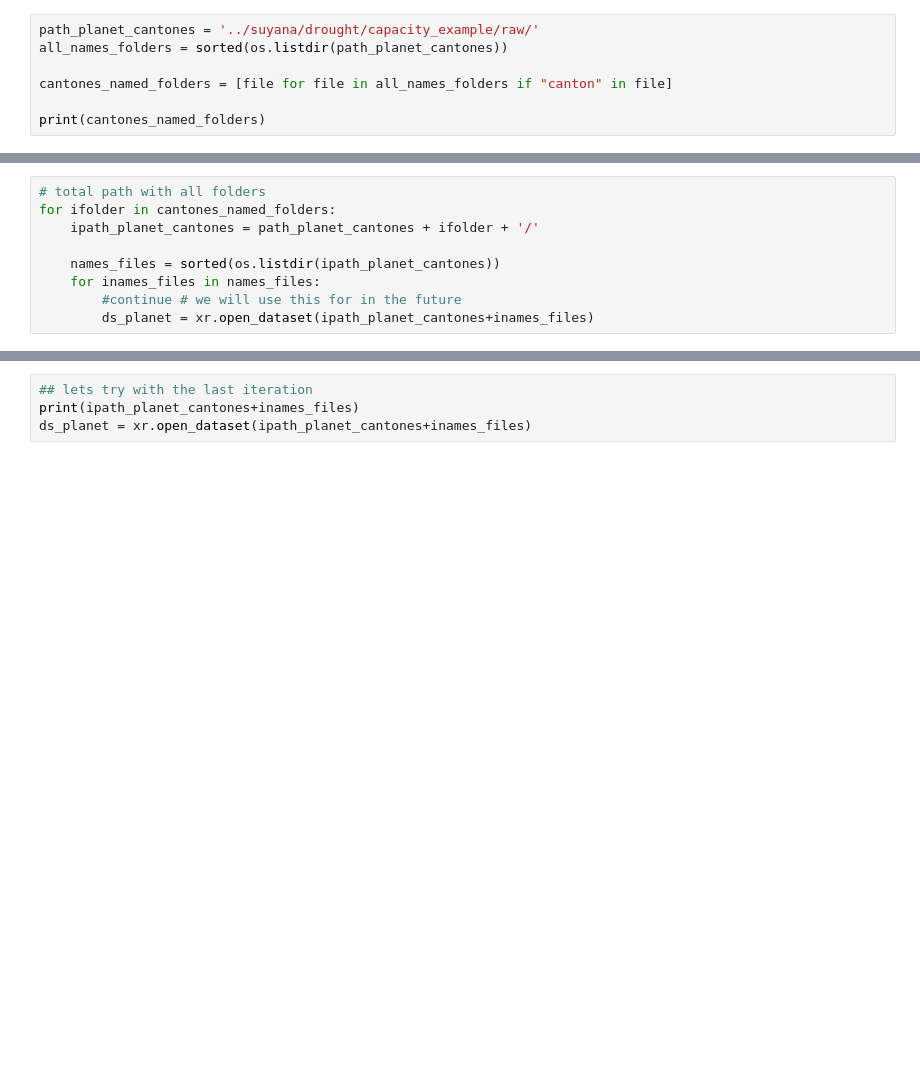
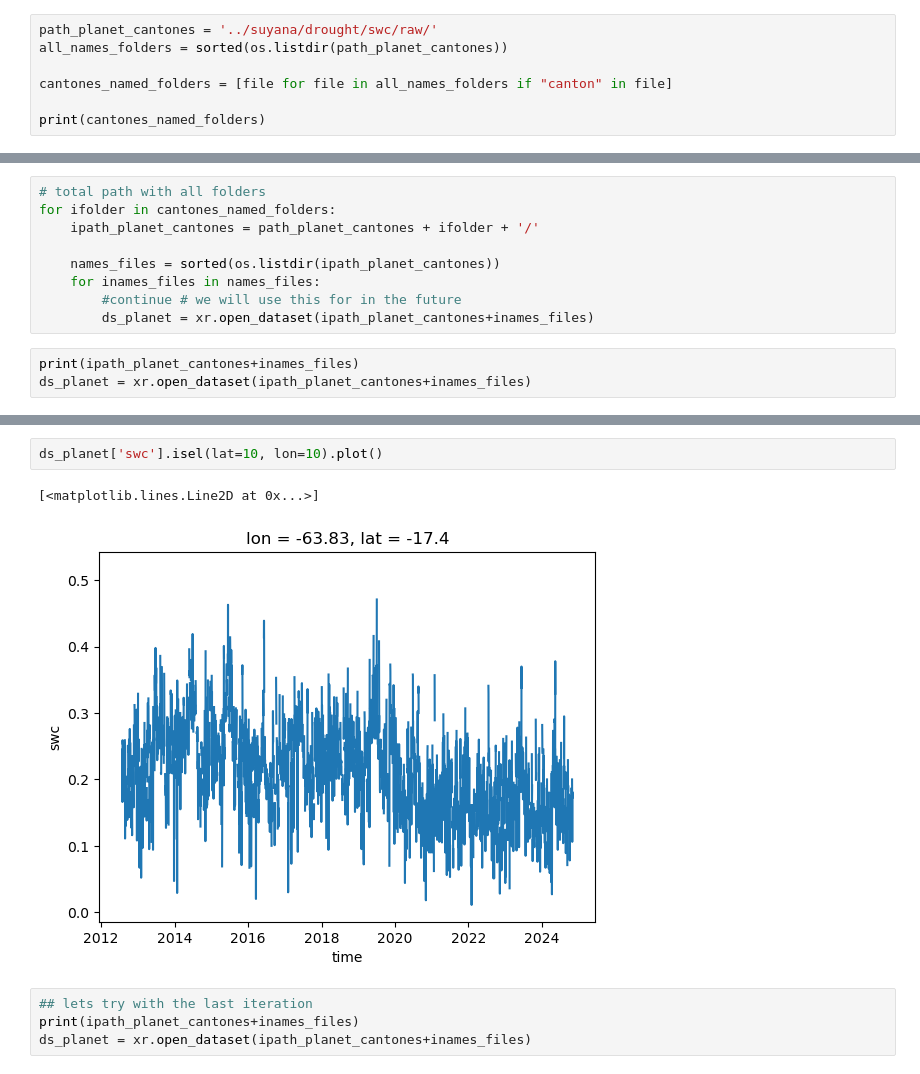
Before and after one commit to dbrisaro/planet_polygons, a Jupyter notebook: 01_read_real_cantones.ipynb, the cells around one changed output, grey strips where cells are left out. Cells and saved outputs as stored; diff of their text form; blank space fills up the shorter version.

```diff
--- a/01_read_real_cantones.ipynb
+++ b/01_read_real_cantones.ipynb
@@ -474,7 +474,7 @@ def separate_clusters(data, cluster_map, n_clusters):
 # %% [markdown]
 ## Load cantones folders
 # %%
-path_planet_cantones = '../suyana/drought/capacity_example/raw/'
+path_planet_cantones = '../suyana/drought/swc/raw/'
 all_names_folders = sorted(os.listdir(path_planet_cantones))
 
 cantones_named_folders = [file for file in all_names_folders if "canton" in file]
@@ -502,3 +502,6 @@ for ifolder in cantones_named_folders:
     for inames_files in names_files:
         #continue # we will use this for in the future
         ds_planet = xr.open_dataset(ipath_planet_cantones+inames_files)
+# %%
+print(ipath_planet_cantones+inames_files)
+ds_planet = xr.open_dataset(ipath_planet_cantones+inames_files)
@@ -505,3 +521,8 @@ for ifolder in cantones_named_folders:
+# %%
+ds_planet['swc'].isel(lat=10, lon=10).plot()
+# %% [output]
+[<matplotlib.lines.Line2D at 0x...>]
+[figure, added]
 # %%
 ## lets try with the last iteration
 print(ipath_planet_cantones+inames_files)
```
Also changed, not shown: parts of 4 cells of this notebook, 1 other file.
